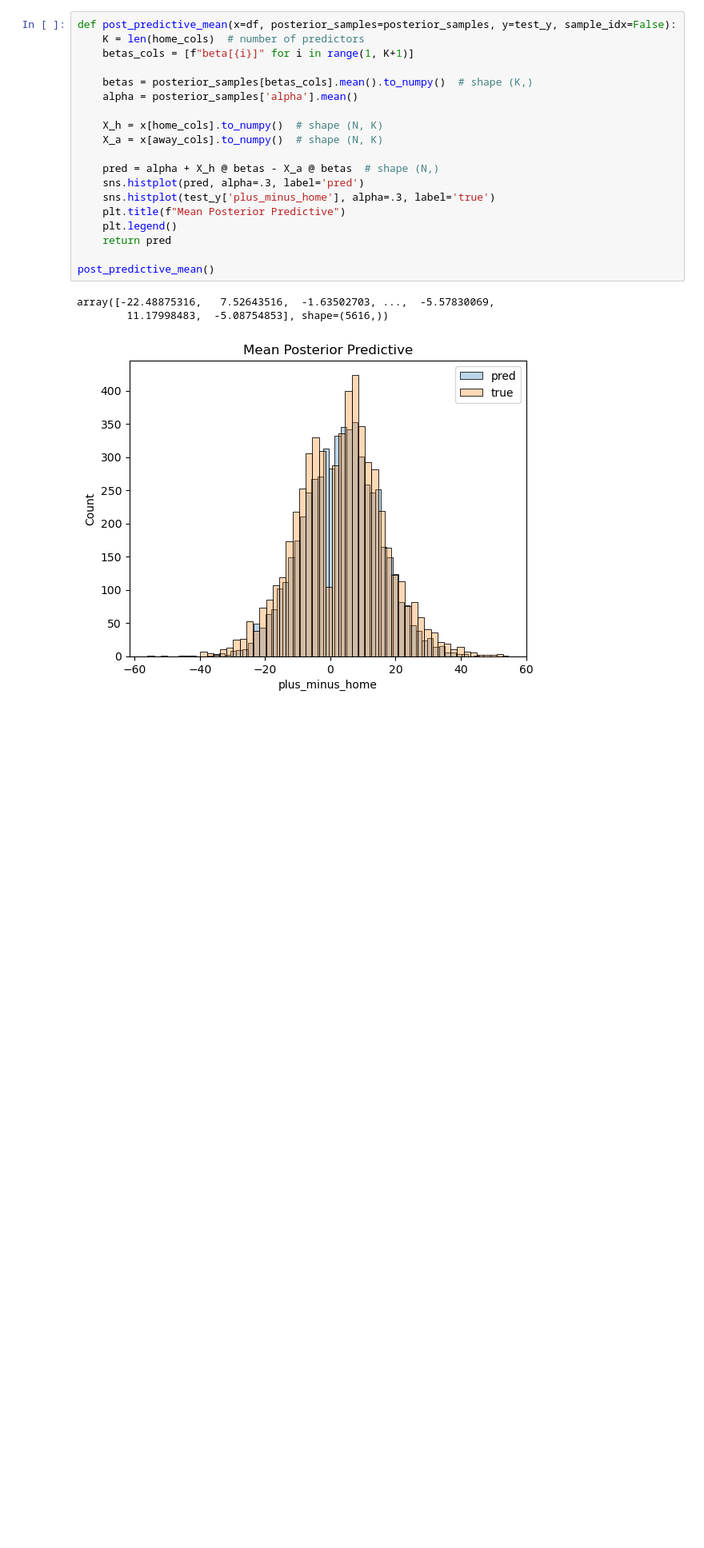
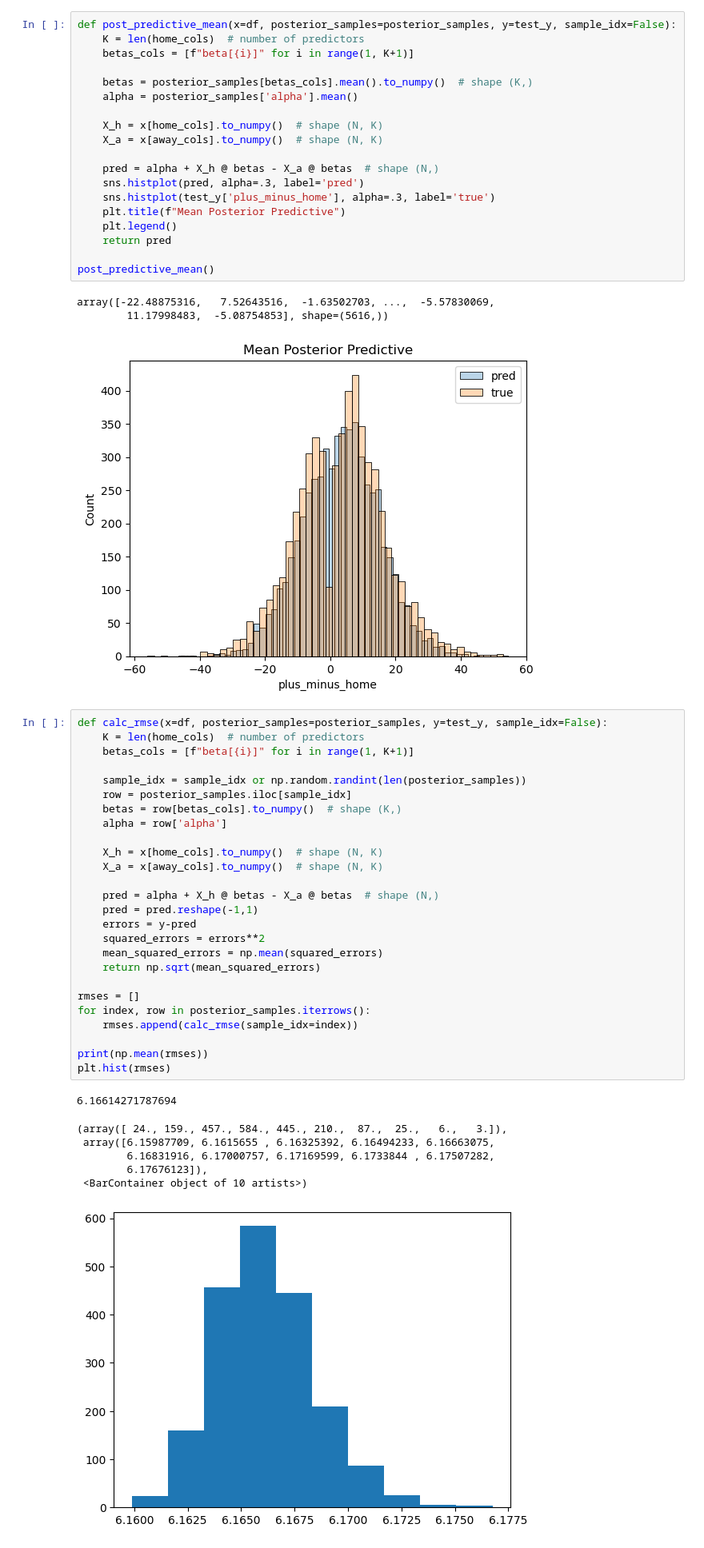
Before and after one commit to FWJK1/bayesketball, a Jupyter notebook: src/vallidation_test.ipynb, the cells around one changed output. Shown at 80% size. Cells and saved outputs as stored; diff of their text form; blank space fills up the shorter version.

```diff
--- a/src/vallidation_test.ipynb
+++ b/src/vallidation_test.ipynb
@@ -159,3 +218,37 @@ post_predictive_mean()
 array([-22.48875316,   7.52643516,  -1.63502703, ...,  -5.57830069,
         11.17998483,  -5.08754853], shape=(5616,))
 [figure]
+# %%
+def calc_rmse(x=df, posterior_samples=posterior_samples, y=test_y, sample_idx=False):
+    K = len(home_cols)  # number of predictors
+    betas_cols = [f"beta[{i}]" for i in range(1, K+1)]
+
+    sample_idx = sample_idx or np.random.randint(len(posterior_samples))
+    row = posterior_samples.iloc[sample_idx]
+    betas = row[betas_cols].to_numpy()  # shape (K,)
+    alpha = row['alpha']
+
+    X_h = x[home_cols].to_numpy()  # shape (N, K)
+    X_a = x[away_cols].to_numpy()  # shape (N, K)
+
+    pred = alpha + X_h @ betas - X_a @ betas  # shape (N,)
+    pred = pred.reshape(-1,1)
+    errors = y-pred
+    squared_errors = errors**2
+    mean_squared_errors = np.mean(squared_errors)
+    return np.sqrt(mean_squared_errors)
+
+rmses = []
+for index, row in posterior_samples.iterrows():
+    rmses.append(calc_rmse(sample_idx=index))
+
+print(np.mean(rmses))
+plt.hist(rmses)
+# %% [output]
+6.16614271787694
+(array([ 24., 159., 457., 584., 445., 210.,  87.,  25.,   6.,   3.]),
+ array([6.15987709, 6.1615655 , 6.16325392, 6.16494233, 6.16663075,
+        6.16831916, 6.17000757, 6.17169599, 6.1733844 , 6.17507282,
+        6.17676123]),
+ <BarContainer object of 10 artists>)
+[figure, added]
```
Also changed, not shown: parts of 5 cells of this notebook, 5 other files.
